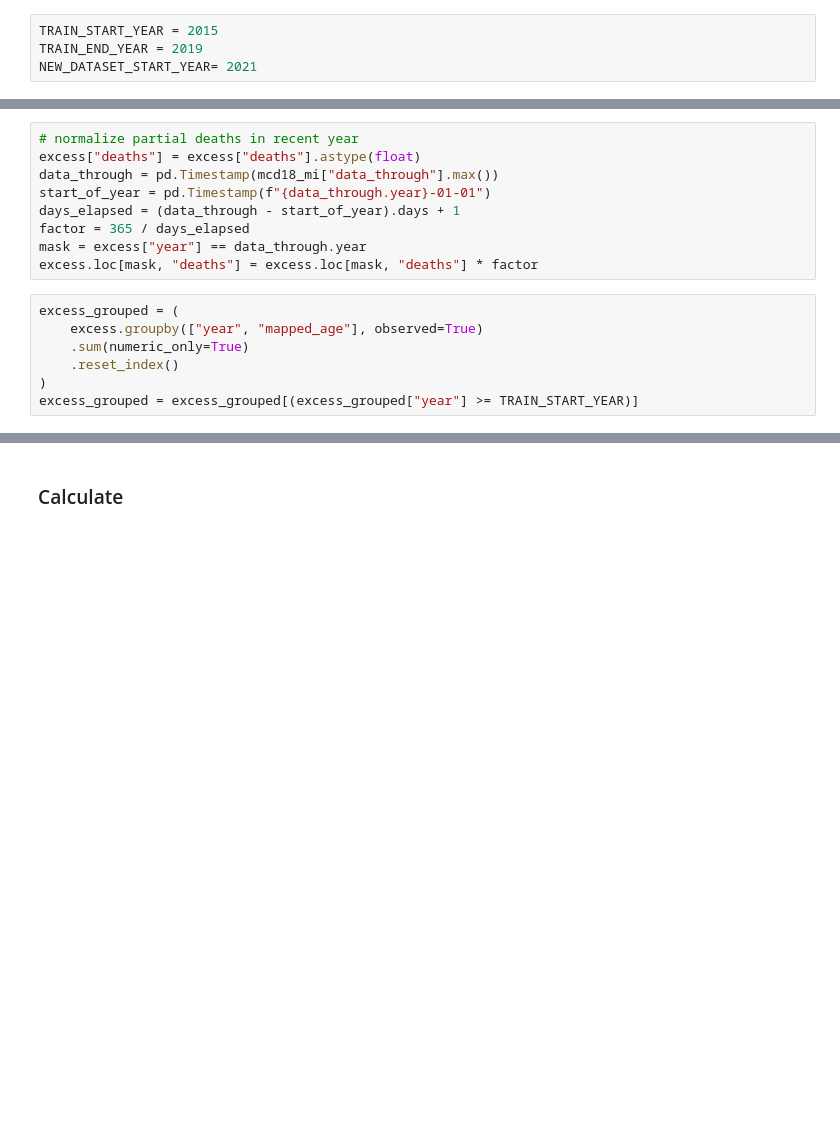
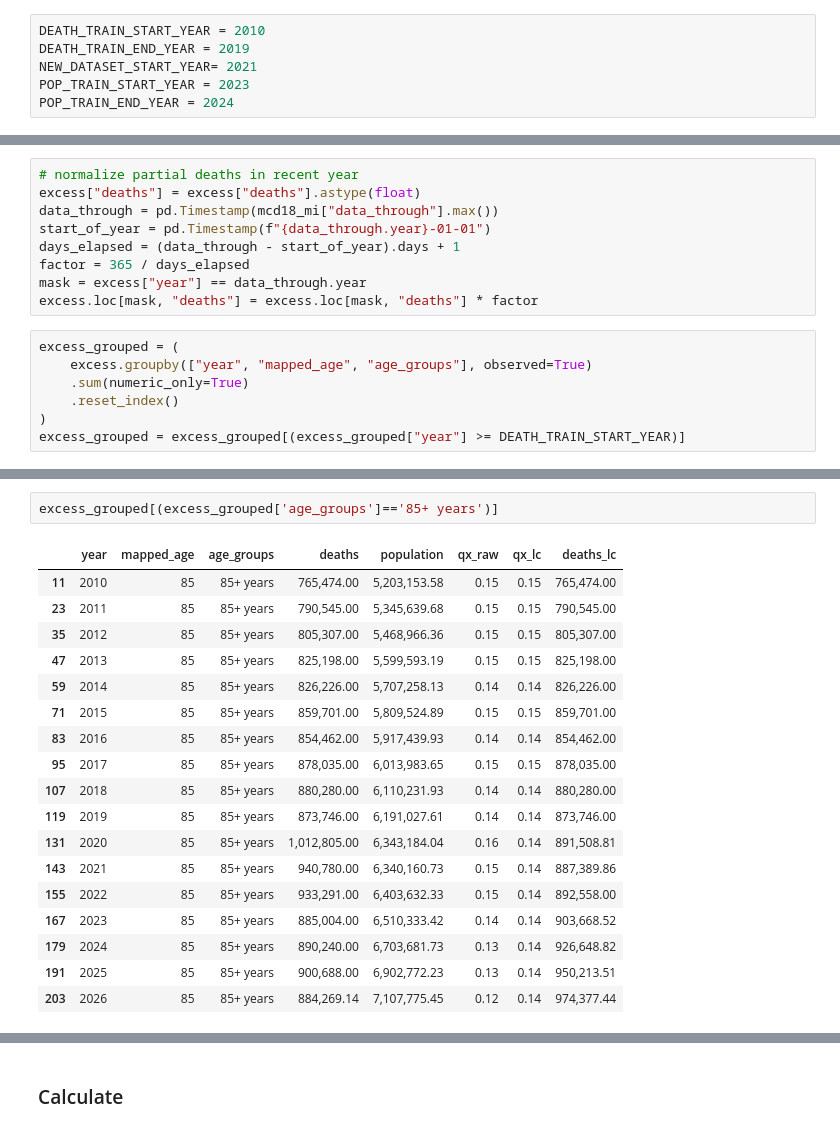
Before and after one commit to jkoestner/morai, a Jupyter notebook: notebooks/tutorials/cdc.ipynb, the cells around one changed output, grey strips where cells are left out. Saved outputs shown, nothing was run; the diff lists cells and outputs as text; blank space fills up the shorter version.

```diff
--- a/notebooks/tutorials/cdc.ipynb
+++ b/notebooks/tutorials/cdc.ipynb
@@ -466,9 +498,11 @@ charters.compare_rates(
 # %% [markdown]
 ### SQL
 # %%
-TRAIN_START_YEAR = 2015
-TRAIN_END_YEAR = 2019
+DEATH_TRAIN_START_YEAR = 2010
+DEATH_TRAIN_END_YEAR = 2019
 NEW_DATASET_START_YEAR= 2021
+POP_TRAIN_START_YEAR = 2023
+POP_TRAIN_END_YEAR = 2024
 # %%
 mcd99_mi = cdc.get_cdc_data_sql(db_filepath=db_filepath, table_name="mcd99_mi")
 mcd18_mi = cdc.get_cdc_data_sql(db_filepath=db_filepath, table_name="mcd18_mi")
@@ -494,8 +528,8 @@ mask = excess["year"] == data_through.year
 excess.loc[mask, "deaths"] = excess.loc[mask, "deaths"] * factor
 # %%
 excess_grouped = (
-    excess.groupby(["year", "mapped_age"], observed=True)
+    excess.groupby(["year", "mapped_age", "age_groups"], observed=True)
     .sum(numeric_only=True)
     .reset_index()
 )
-excess_grouped = excess_grouped[(excess_grouped["year"] >= TRAIN_START_YEAR)]
+excess_grouped = excess_grouped[(excess_grouped["year"] >= DEATH_TRAIN_START_YEAR)]
@@ -502,3 +560,24 @@ excess_grouped = excess_grouped[(excess_grouped["year"] >= TRAIN_START_YEAR)]
+# %%
+excess_grouped[(excess_grouped['age_groups']=='85+ years')]
+# %% [output]
+|  | year | mapped_age | age_groups | deaths | population | qx_raw | qx_lc | deaths_lc |
+| 11 | 2010 | 85 | 85+ years | 765,474.00 | 5,203,153.58 | 0.15 | 0.15 | 765,474.00 |
+| 23 | 2011 | 85 | 85+ years | 790,545.00 | 5,345,639.68 | 0.15 | 0.15 | 790,545.00 |
+| 35 | 2012 | 85 | 85+ years | 805,307.00 | 5,468,966.36 | 0.15 | 0.15 | 805,307.00 |
+| 47 | 2013 | 85 | 85+ years | 825,198.00 | 5,599,593.19 | 0.15 | 0.15 | 825,198.00 |
+| 59 | 2014 | 85 | 85+ years | 826,226.00 | 5,707,258.13 | 0.14 | 0.14 | 826,226.00 |
+| 71 | 2015 | 85 | 85+ years | 859,701.00 | 5,809,524.89 | 0.15 | 0.15 | 859,701.00 |
+| 83 | 2016 | 85 | 85+ years | 854,462.00 | 5,917,439.93 | 0.14 | 0.14 | 854,462.00 |
+| 95 | 2017 | 85 | 85+ years | 878,035.00 | 6,013,983.65 | 0.15 | 0.15 | 878,035.00 |
+| 107 | 2018 | 85 | 85+ years | 880,280.00 | 6,110,231.93 | 0.14 | 0.14 | 880,280.00 |
+| 119 | 2019 | 85 | 85+ years | 873,746.00 | 6,191,027.61 | 0.14 | 0.14 | 873,746.00 |
+| 131 | 2020 | 85 | 85+ years | 1,012,805.00 | 6,343,184.04 | 0.16 | 0.14 | 891,508.81 |
+| 143 | 2021 | 85 | 85+ years | 940,780.00 | 6,340,160.73 | 0.15 | 0.14 | 887,389.86 |
+| 155 | 2022 | 85 | 85+ years | 933,291.00 | 6,403,632.33 | 0.15 | 0.14 | 892,558.00 |
+| 167 | 2023 | 85 | 85+ years | 885,004.00 | 6,510,333.42 | 0.14 | 0.14 | 903,668.52 |
+| 179 | 2024 | 85 | 85+ years | 890,240.00 | 6,703,681.73 | 0.13 | 0.14 | 926,648.82 |
+| 191 | 2025 | 85 | 85+ years | 900,688.00 | 6,902,772.23 | 0.13 | 0.14 | 950,213.51 |
+| 203 | 2026 | 85 | 85+ years | 884,269.14 | 7,107,775.45 | 0.12 | 0.14 | 974,377.44 |
 # %%
 # adjust population
 # train the data based on year and the category using linear regression
```
Also changed, not shown: parts of 21 cells of this notebook, 9 other files.
